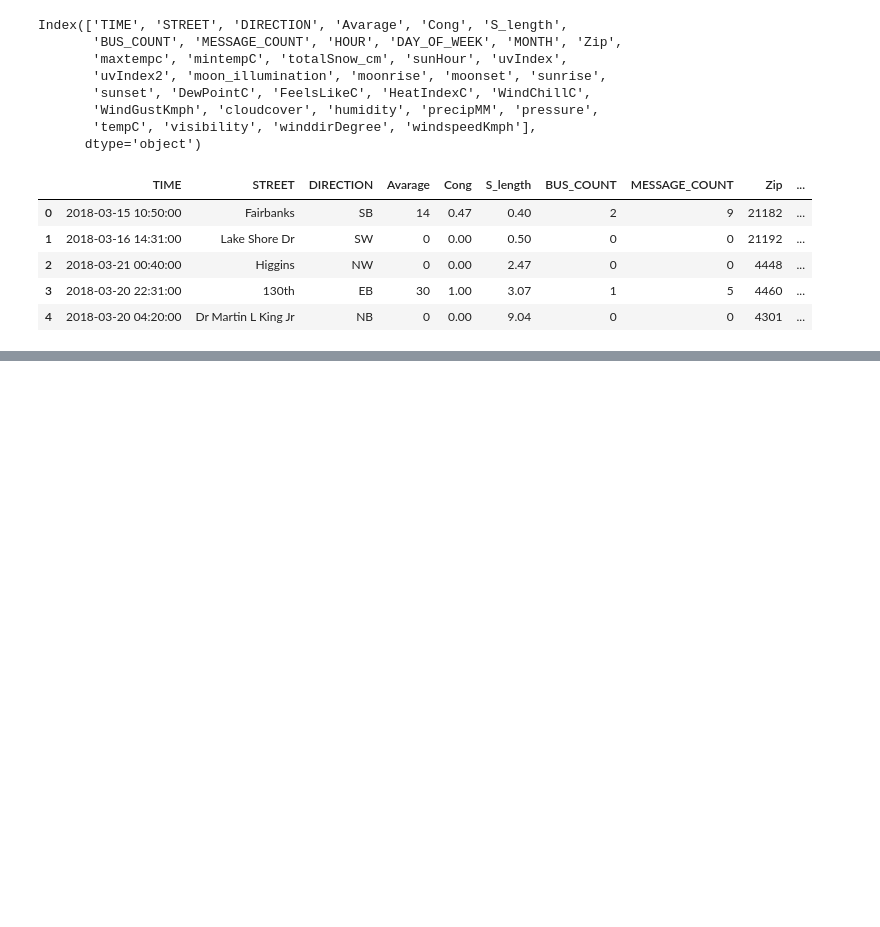
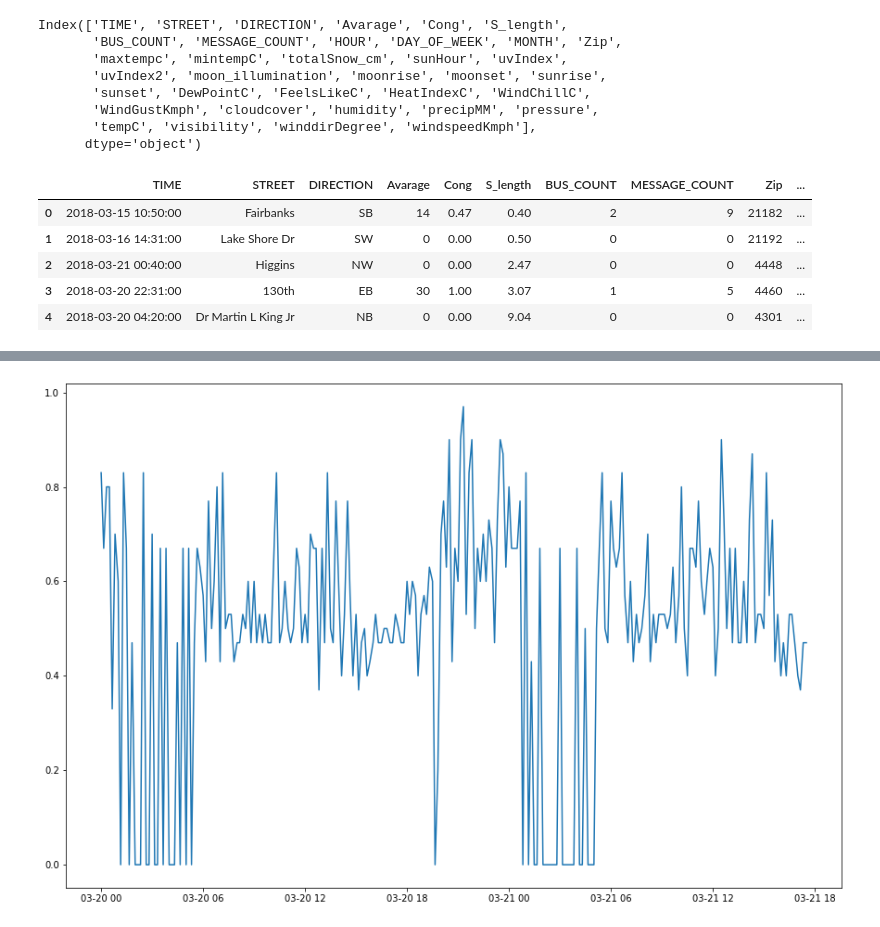
Before and after one commit to mostofa-ahsan/Chicago-Timeseries_Transportation, a Jupyter notebook: TimeSeries_DataProcess.ipynb, the cells around one changed output, grey strips where cells are left out. Cells and saved outputs as stored; diff of their text form; code cells hidden in the pictures; blank space fills up the shorter version.

```diff
--- a/TimeSeries_DataProcess.ipynb
+++ b/TimeSeries_DataProcess.ipynb
@@ -66,0 +134,3 @@ df_Fairbanks_SB_day.shape
+# %%
+df_Fairbanks_SB_Ts = df_Fairbanks_SB[(df_Fairbanks_SB['TIME'].dt.day == 20)|(df_Fairbanks_SB['TIME'].dt.day == 21)]
+df_Fairbanks_SB_Ts.shape
@@ -66,0 +149,5 @@ df_Fairbanks_SB_day.shape
+# %%
+df_Fairbanks_SB_T_s = df_Fairbanks_SB_Ts[col_list2]
+
+# del df_Fairbanks_SB_T_s['TIME']
+df_Fairbanks_SB_T_s.head()
@@ -66,0 +165,5 @@ df_Fairbanks_SB_day.shape
+# %%
+col=['TIME','Cong']
+Test = df_Fairbanks_SB_T_s[col]
+Test=Test.sort_values(by='TIME')
+Test.head()
@@ -66,0 +177,5 @@ df_Fairbanks_SB_day.shape
+# %%
+plt.figure(figsize = (15,10))
+plt.plot(Test['TIME'], Test['Cong']);
+# %% [output]
+[figure, added]
```
Also changed, not shown: parts of 36 cells of this notebook.
